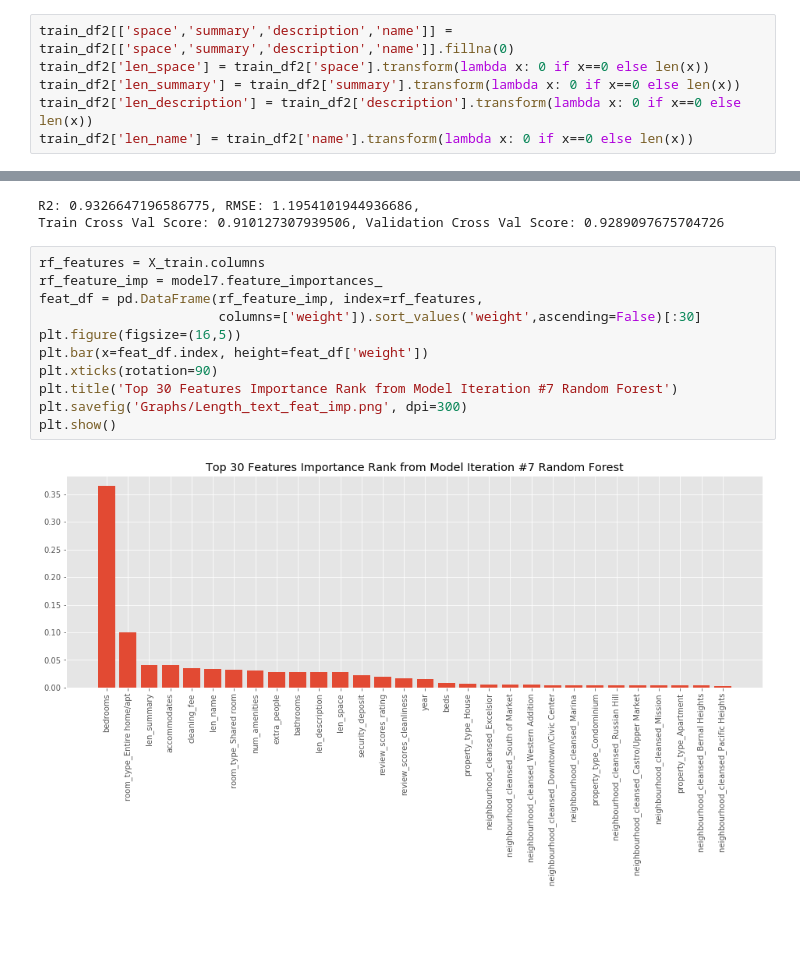
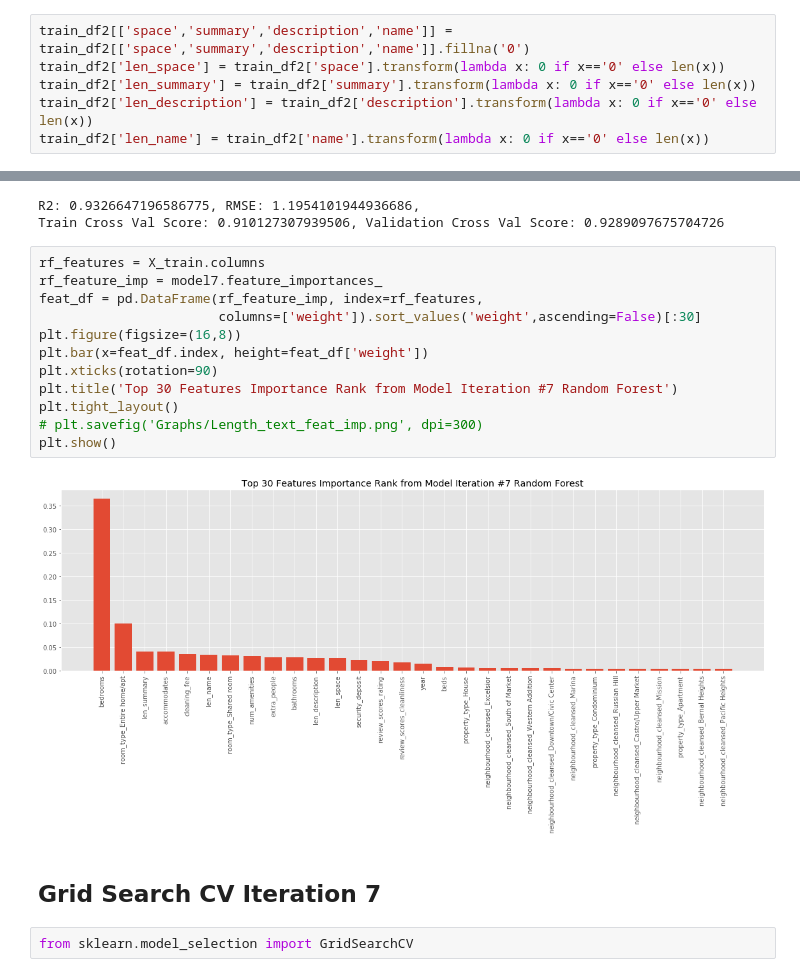
Before and after one commit to sherryduong93/Predict_AirBnB_Listings, a Jupyter notebook: Model_Tracking.ipynb, the cells around one changed output, grey strips where cells are left out. Drawn from its saved outputs; the diff is of its cells as text; blank space fills up the shorter version.

```diff
--- a/Model_Tracking.ipynb
+++ b/Model_Tracking.ipynb
@@ -761,11 +761,11 @@ plt.show()
 # %% [markdown]
 ## Iteration 7: Adding Text Lengths
 # %%
-train_df2[['space','summary','description','name']] = train_df2[['space','summary','description','name']].fillna(0)
-train_df2['len_space'] = train_df2['space'].transform(lambda x: 0 if x==0 else len(x))
-train_df2['len_summary'] = train_df2['summary'].transform(lambda x: 0 if x==0 else len(x))
-train_df2['len_description'] = train_df2['description'].transform(lambda x: 0 if x==0 else len(x))
-train_df2['len_name'] = train_df2['name'].transform(lambda x: 0 if x==0 else len(x))
+train_df2[['space','summary','description','name']] = train_df2[['space','summary','description','name']].fillna('0')
+train_df2['len_space'] = train_df2['space'].transform(lambda x: 0 if x=='0' else len(x))
+train_df2['len_summary'] = train_df2['summary'].transform(lambda x: 0 if x=='0' else len(x))
+train_df2['len_description'] = train_df2['description'].transform(lambda x: 0 if x=='0' else len(x))
+train_df2['len_name'] = train_df2['name'].transform(lambda x: 0 if x=='0' else len(x))
 # %% [output]
 A value is trying to be set on a copy of a slice from a DataFrame.
 Try using .loc[row_indexer,col_indexer] = value instead
@@ -815,13 +815,18 @@ Train Cross Val Score: 0.910127307939506, Validation Cross Val Score: 0.92890976
 # %%
 rf_features = X_train.columns
 rf_feature_imp = model7.feature_importances_
 feat_df = pd.DataFrame(rf_feature_imp, index=rf_features,
                        columns=['weight']).sort_values('weight',ascending=False)[:30]
-plt.figure(figsize=(16,5))
+plt.figure(figsize=(16,8))
 plt.bar(x=feat_df.index, height=feat_df['weight'])
 plt.xticks(rotation=90)
 plt.title('Top 30 Features Importance Rank from Model Iteration #7 Random Forest')
-plt.savefig('Graphs/Length_text_feat_imp.png', dpi=300)
+plt.tight_layout()
+# plt.savefig('Graphs/Length_text_feat_imp.png', dpi=300)
 plt.show()
 # %% [output]
-[figure, old version]
+[figure, new version]
+# %% [markdown]
+## Grid Search CV Iteration 7
+# %%
+from sklearn.model_selection import GridSearchCV
```
Also changed, not shown: parts of 2 cells of this notebook, 6 other files.
